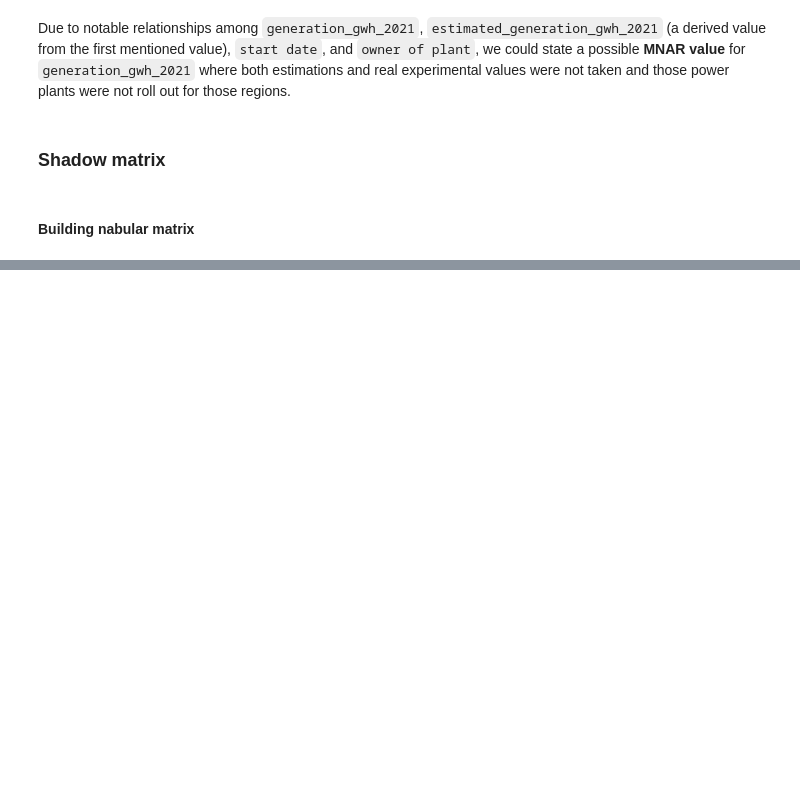
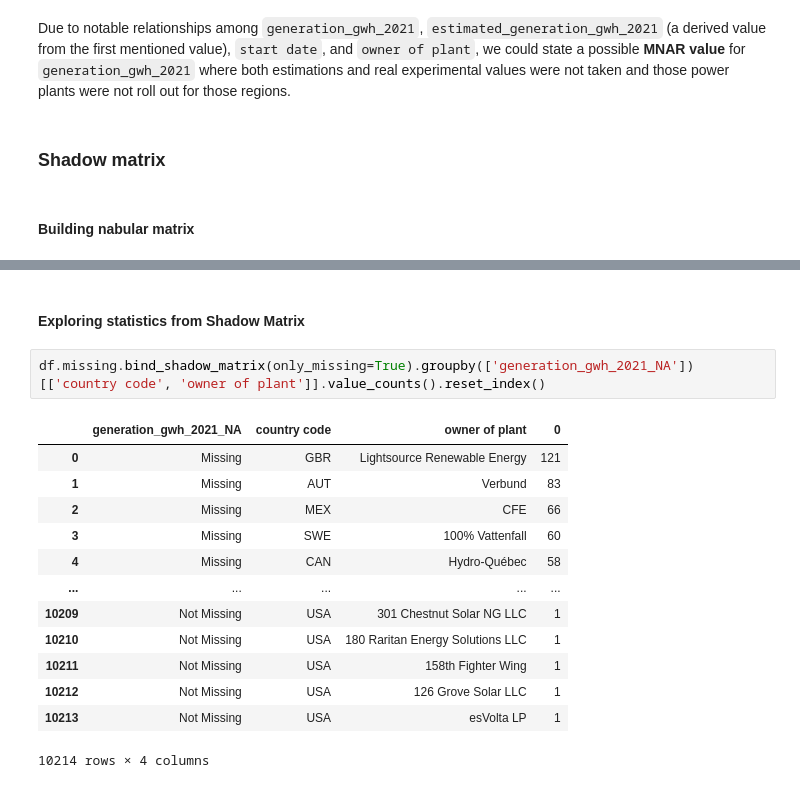
Before and after one commit to fenilenvinileno97/missing-values, a Jupyter notebook: notebooks/renewables-missing-exploration.ipynb, the cells around one changed output, grey strips where cells are left out. Drawn from its saved outputs; the diff is of its cells as text; blank space fills up the shorter version.

```diff
--- a/notebooks/renewables-missing-exploration.ipynb
+++ b/notebooks/renewables-missing-exploration.ipynb
@@ -394,0 +458,18 @@ Due to notable relationships among `generation_gwh_2021`, `estimated_generation_
+# %% [markdown]
+#### Exploring statistics from Shadow Matrix
+# %%
+df.missing.bind_shadow_matrix(only_missing=True).groupby(['generation_gwh_2021_NA'])[['country code', 'owner of plant']].value_counts().reset_index()
+# %% [output]
+|  | generation_gwh_2021_NA | country code | owner of plant | 0 |
+| 0 | Missing | GBR | Lightsource Renewable Energy | 121 |
+| 1 | Missing | AUT | Verbund | 83 |
+| 2 | Missing | MEX | CFE | 66 |
+| 3 | Missing | SWE | 100% Vattenfall | 60 |
+| 4 | Missing | CAN | Hydro-Québec | 58 |
+| ... | ... | ... | ... | ... |
+| 10209 | Not Missing | USA | 301 Chestnut Solar NG LLC | 1 |
+| 10210 | Not Missing | USA | 180 Raritan Energy Solutions LLC | 1 |
+| 10211 | Not Missing | USA | 158th Fighter Wing | 1 |
+| 10212 | Not Missing | USA | 126 Grove Solar LLC | 1 |
+| 10213 | Not Missing | USA | esVolta LP | 1 |
+10214 rows × 4 columns
```
Also changed, not shown: parts of 9 cells of this notebook, 1 other file.
